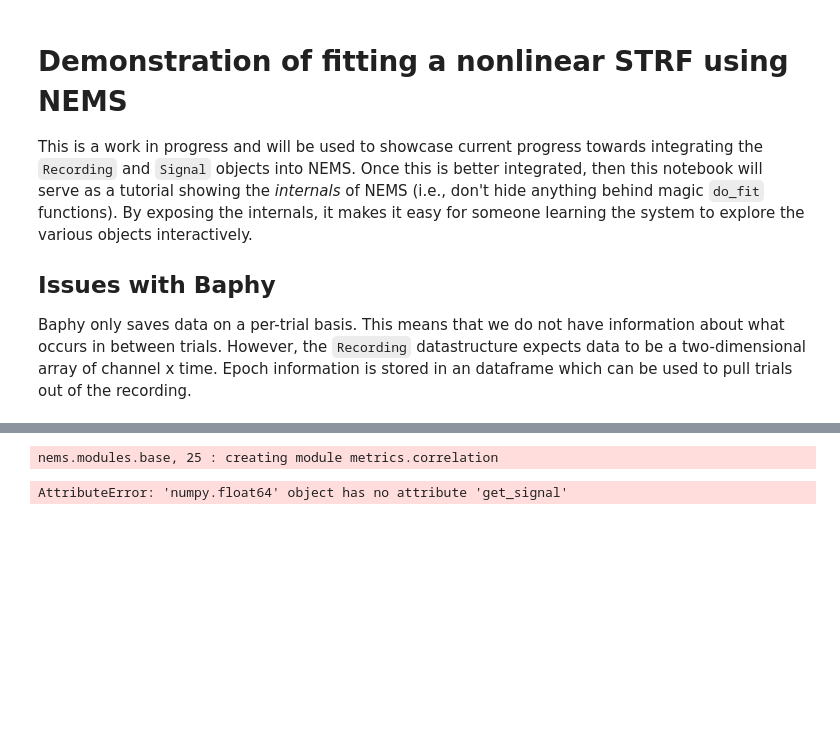
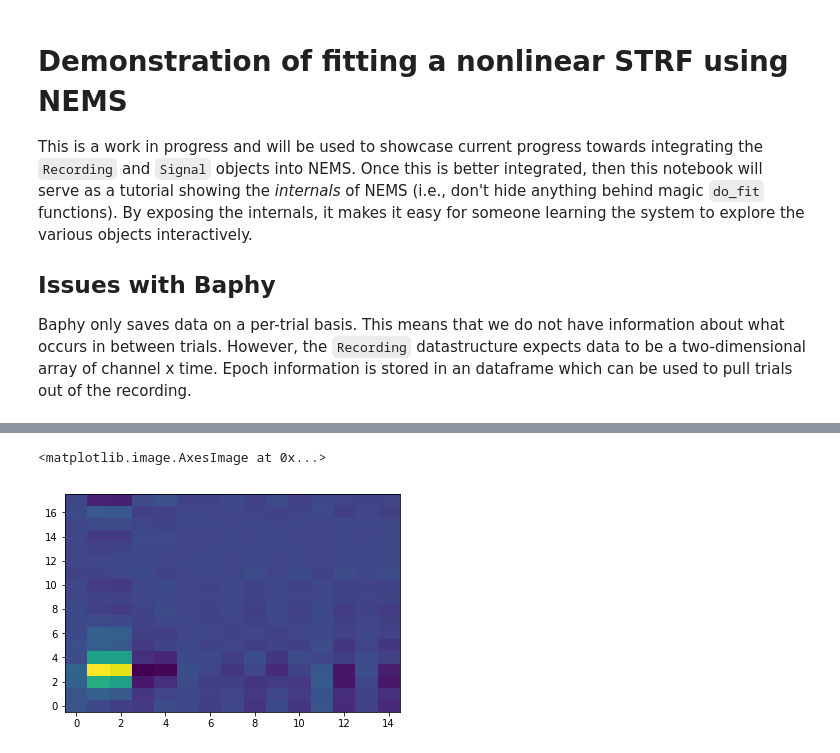
Before and after one commit to LBHB/NEMS_PRE2018-03-09, a Jupyter notebook: demo/notebook/simple_example.ipynb, the cells around one changed output, grey strips where cells are left out. Drawn from its saved outputs; the diff is of its cells as text; code cells hidden in the pictures; blank space fills up the shorter version.

```diff
--- a/demo/notebook/simple_example.ipynb
+++ b/demo/notebook/simple_example.ipynb
@@ -144,24 +167,8 @@ mod_gain.do_plot??
-# %%
-# test validation data
-# PSEUDOCODE r=test_dumb_model(stack=stack,stim=X_val,resp=Y_val)
-
-mod_corr = nm.metrics.correlation(stack)
-stack.append(mod_corr)
-
-stack.set_data(val)
-stack.valmode = True
-stack.evaluate()
-
-#stack.plot_dataidx=1  # plot example trial from val dataset
-#stack.quick_plot()
-
-
-# TODO - save in JSON format with or without data matrix
-# PSEUDOCODE: nu.io.save_dumb_model_as_json(stack)
-#
-# open questions/options
-# 1. save only metadata and fit parameters
-# 2. save metadata, fit parameters and input signals
-# %% [output]
-nems.modules.base, 25 : creating module metrics.correlation
-AttributeError: 'numpy.float64' object has no attribute 'get_signal'
+# %%
+# Plot the STRF
+x = wc_coefs.T @ fir_coefs
+x.shape
+pl.imshow(x, aspect='auto', origin='lower')
+# %% [output]
+<matplotlib.image.AxesImage at 0x...>
+[figure, added]
```
Also changed, not shown: parts of 7 cells of this notebook, 7 other files.
